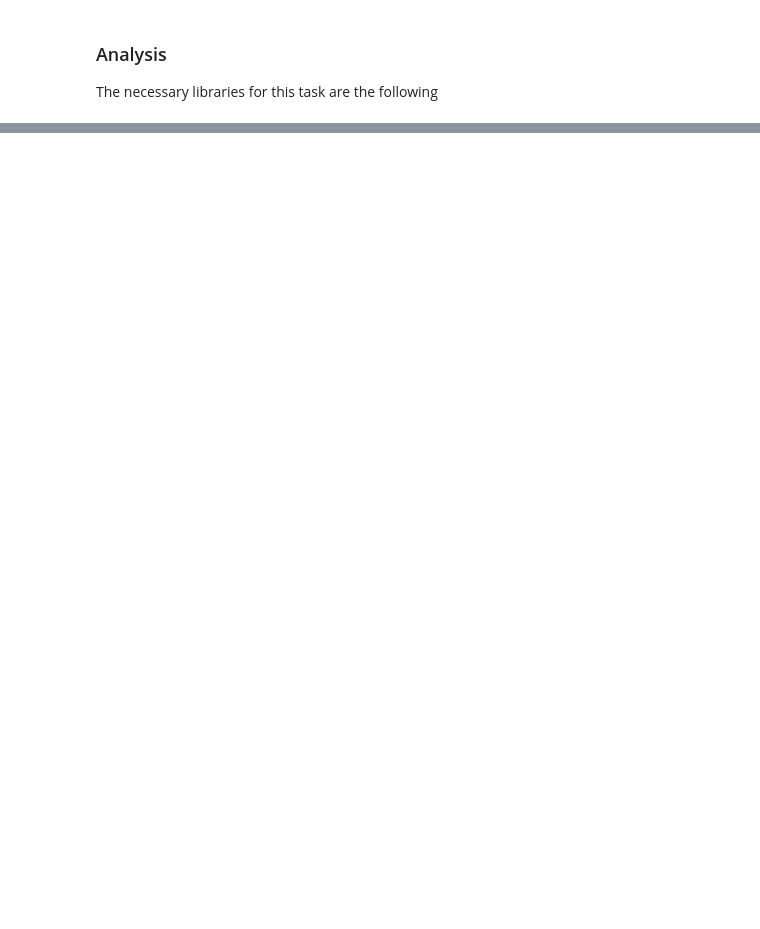
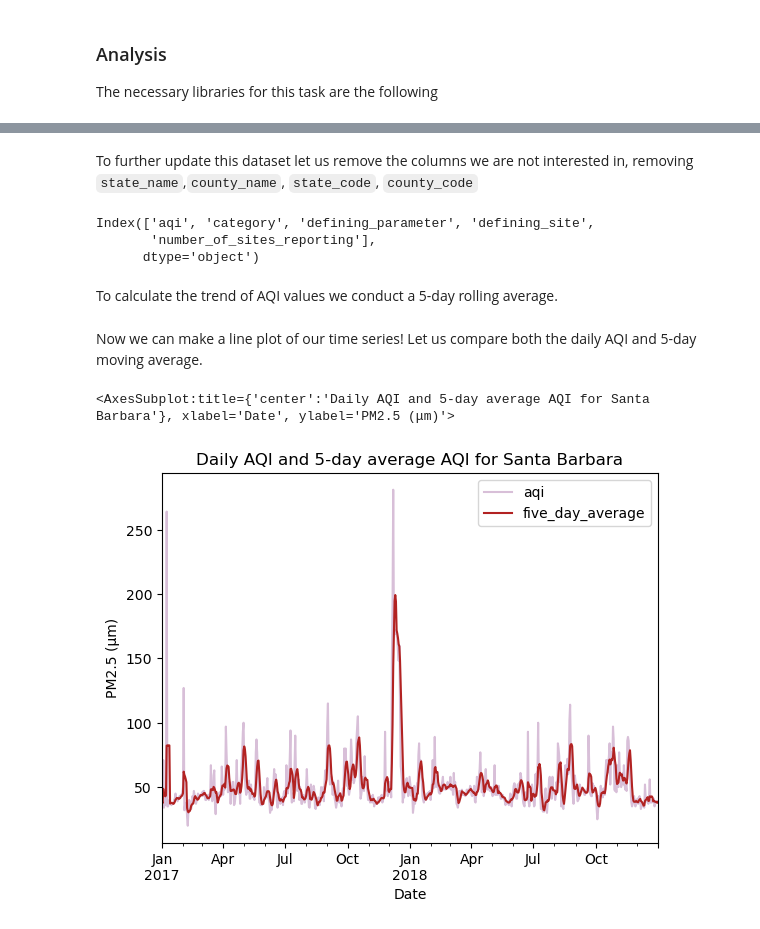
Before and after one commit to hazelvaq/EDS220-Task3-Presentation-Ready, a Jupyter notebook: hwk4-task3.ipynb, the cells around one changed output, grey strips where cells are left out. Drawn from its saved outputs; the diff is of its cells as text; code cells hidden in the pictures; blank space fills up the shorter version.

```diff
--- a/hwk4-task3.ipynb
+++ b/hwk4-task3.ipynb
@@ -41,0 +86,6 @@ import matplotlib.pyplot as plt
+# %%
+# Select Santa Barbara
+aqi_sb = aqi[aqi.county_name == "Santa Barbara"]
+
+# Check that we only filtered for Santa Barbara by unique county_names
+aqi_sb.county_name.unique()
@@ -41,0 +113,10 @@ import matplotlib.pyplot as plt
+# %%
+# update date column to be datetime object
+aqi_sb.loc[:,'date'] = pd.to_datetime(aqi_sb['date'])
+
+print(aqi_sb.dtypes)
+
+aqi_sb = aqi_sb.set_index("date")
+
+# View index change
+print(aqi_sb.index)
@@ -41,0 +148,34 @@ import matplotlib.pyplot as plt
+# %% [markdown]
+To further update this dataset let us remove the columns we are not interested in, removing `state_name`,`county_name`, `state_code`, `county_code`
+# %%
+# remove state_name, county_name, state_code and county_code columns
+aqi_sb = aqi_sb.drop(columns = ['state_name','county_name','state_code','county_code'])
+
+# View remaining columns
+aqi_sb.columns
+# %% [output]
+Index(['aqi', 'category', 'defining_parameter', 'defining_site',
+       'number_of_sites_reporting'],
+      dtype='object')
+# %% [markdown]
+To calculate the trend of AQI values we conduct a 5-day rolling average.
+# %%
+# Create a new column with mean AQI over a 5-day rolling average.
+#aqi_sb["five_day_average"] = aqi_sb.aqi.rolling("5D").mean()
+
+aqi_sb["five_day_average"] = aqi_sb.aqi.rolling("5D").mean()
+# %% [markdown]
+Now we can make a line plot of our time series! Let us compare both the daily AQI and 5-day moving average.
+# %%
+# define colors for plot
+colors = ['thistle','firebrick']
+
+# line plot of daily AQI and the 5-day average
+aqi_sb.plot(y = ['aqi','five_day_average'], # setting y as AQI and 5-day average AQI
+           xlabel = "Date", # x-axis label
+           ylabel = "PM2.5 (μm)", #y-axis label
+           title = "Daily AQI and 5-day average AQI for Santa Barbara", # title
+           color = colors) #setting colors for lines
+# %% [output]
+<AxesSubplot:title={'center':'Daily AQI and 5-day average AQI for Santa Barbara'}, xlabel='Date', ylabel='PM2.5 (μm)'>
+[figure, added]
```
Also changed, not shown: parts of 16 cells of this notebook.
